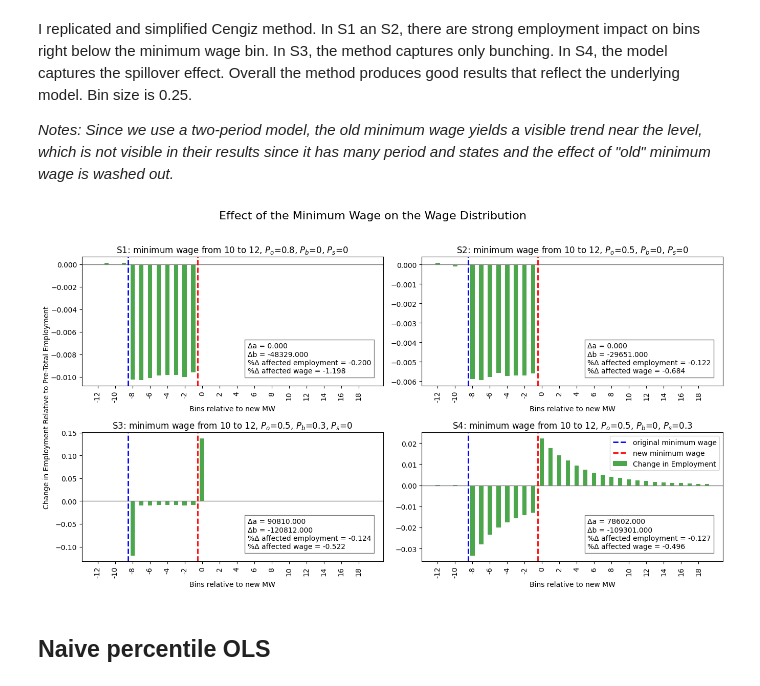
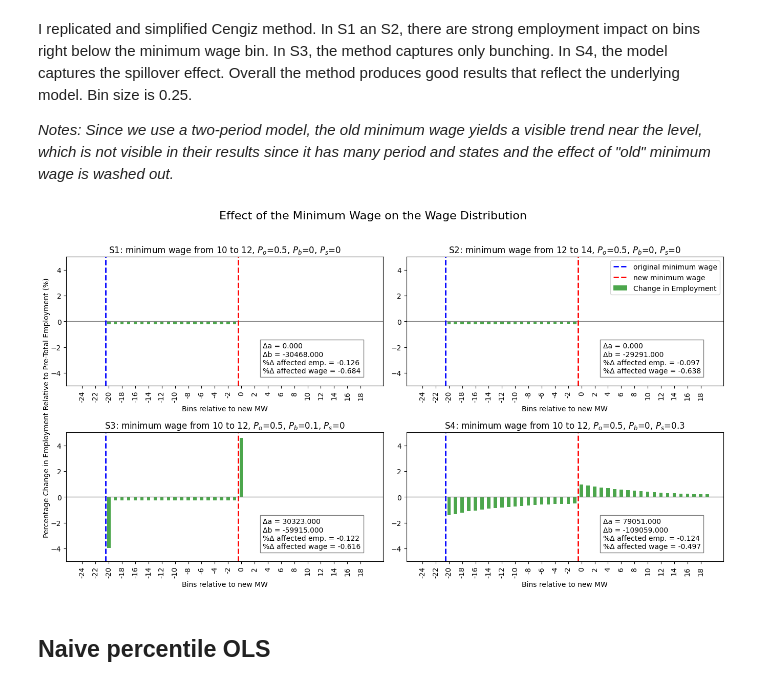
Before and after one commit to boyuchen21/minimum_wage, a Jupyter notebook: codes/compare_estimators.ipynb, the cells around one changed output. Saved outputs shown, nothing was run; the diff lists cells and outputs as text; code cells hidden in the pictures.

```diff
--- a/codes/compare_estimators.ipynb
+++ b/codes/compare_estimators.ipynb
@@ -20,10 +20,10 @@ log_wages = generate_log_wages(1_000_000)
 # run df_grouped for four proability scenarios:
 # real_m_pre, real_m_post, P_o, P_b, P_s
 scenarios = {
-    'S1': (10, 12, 0.8, 0, 0),
-    'S2': (10, 12, 0.5, 0, 0),
-    'S3': (10, 12, 0.5, 0.3, 0),
-    'S4': (10, 12, 0.5, 0, 0.3),
+    'S1': (10, 12, 0.5, 0, 0),
+    'S2': (12, 14, 0.5, 0, 0),
+    'S3': (10, 12, 0.5, 0.1, 0),
+    'S4': (10, 12, 0.5, 0, 0.3)
 }
 
 # scenarios = {
@@ -57,7 +57,7 @@ def cengiz_method(log_wages, scenario):
     # Define the 75 percentile of the pre-wage distribution (Wbar)
     Wbar = df_pre['real_wages'].quantile(0.75)
 
-    bin_width = 0.25
+    bin_width = 0.1
 
     # Assign bins for pre and post data, excluding unemployed
     bins_pre = np.arange(0, Wbar + bin_width, bin_width)
@@ -145,7 +145,7 @@ def plot_changes_in_employment(result, scenario_name, scenario):
     total_pre_employment = pre_counts.sum()
 
     # Calculate relative changes to pre-total employment
-    relative_employment_changes = employment_changes / total_pre_employment
+    relative_employment_changes = employment_changes / total_pre_employment * 100
 
     # Extract intervals for display
     intervals = [interval.left for interval in bins_pre]
@@ -180,39 +180,39 @@ def plot_changes_in_employment(result, scenario_name, scenario):
 
     # Adjust positions for m_pre and m_post lines to match the selected bins
     m_pre_pos_adj = m_pre_pos - start_idx
     m_post_pos_adj = m_post_pos - start_idx
 
     # Add m_pre and m_post lines
     ax.axvline(m_pre_pos_adj - 0.5, color='blue', linestyle='--', linewidth=2, label='original minimum wage')
     ax.axvline(m_post_pos_adj - 0.5, color='red', linestyle='--', linewidth=2, label='new minimum wage')
-
+    ax.set_ylim(-5, 5)
     # Add parameters to the lower left
-    ax.text(0.55, 0.1,
-             f'Δa = {Δa:.3f}\nΔb = {Δb:.3f}\n%Δ affected employment = {percentage_change_affected_employment:.3f}\n%Δ affected wage = {percentage_change_average_wage_affected:.3f}',
+    ax.text(0.62, 0.1,
+             f'Δa = {Δa:.3f}\nΔb = {Δb:.3f}\n%Δ affected emp. = {percentage_change_affected_employment:.3f}\n%Δ affected wage = {percentage_change_average_wage_affected:.3f}',
              bbox=dict(facecolor='white', alpha=0.5), transform=ax.transAxes)
 
     # ax.legend()
     plt.tight_layout()
 
 # Create subplots
 fig, axs = plt.subplots(2, 2, figsize=(14, 8))
 
 # Generate and plot results for each scenario
 for ax, (scenario_name, scenario) in zip(axs.flatten(), scenarios.items()):
     result = cengiz_method(log_wages, scenario)
     plot_changes_in_employment(result, scenario_name, scenario)
 
 # Set common ylabel
-fig.text(0.04, 0.5, 'Change in Employment Relative to Pre-Total Employment', va='center', rotation='vertical')
+fig.text(0.04, 0.5, 'Percentage Change in Employment Relative to Pre-Total Employment (%)', va='center', rotation='vertical')
 plt.suptitle('Effect of the Minimum Wage on the Wage Distribution', fontsize=16)
 # only show legend for panel 3
-axs[1, 1].legend()
+axs[0, 1].legend()
 
 # Adjust layout
 plt.tight_layout(rect=[0.04, 0.04, 1, 0.96])
 plt.show()
 # %% [output]
-[figure, old version]
+[figure, new version]
 # %% [markdown]
 ## Naive percentile OLS
 # %%
```
Also changed, not shown: parts of 6 cells of this notebook, 9 other files.
